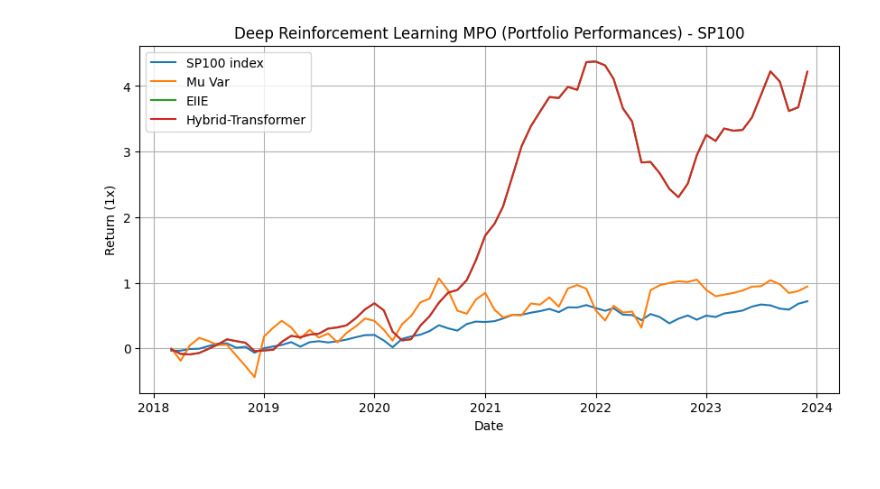
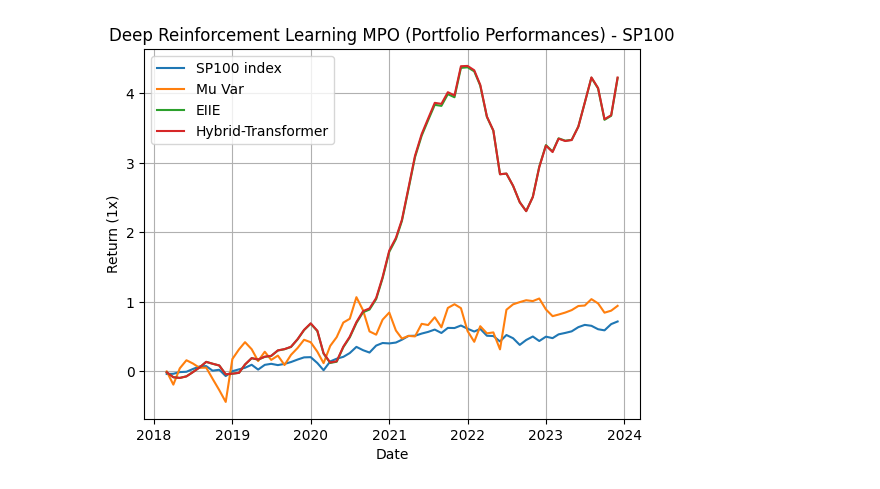
Before and after one commit to SiddeshkanthLogonathan/worldquant-capstone-project, a Jupyter notebook: src/visualization.ipynb, the cells around one changed output. Cells and saved outputs as stored; diff of their text form; code cells hidden in the pictures.

```diff
--- a/src/visualization.ipynb
+++ b/src/visualization.ipynb
@@ -17,15 +17,14 @@ performance_dataset.tail()
 # %%
-plt.figure(figsize=(10,5))
+# plt.figure(figsize=(10,5))
 plt.plot(performance_dataset.SP100, label='SP100 index')
 plt.plot(performance_dataset.MV, label='Mu Var')
 plt.plot(performance_dataset.DRL_EIIE, label='EIIE')
-# plt.plot(performance_dataset.DRL_TRANSFORMER, label='Transformer')
 plt.plot(performance_dataset.DRL_HYBRID_TRANSFORMER, label='Hybrid-Transformer')
 plt.grid()
 plt.legend()
 plt.title("Deep Reinforcement Learning MPO (Portfolio Performances) - SP100")
 plt.xlabel("Date")
 plt.ylabel("Return (1x)")
 plt.show()
 # %% [output]
-[figure, old version]
+[figure, new version]
```
Also changed, not shown: parts of 1 cell of this notebook, 20 other files.
